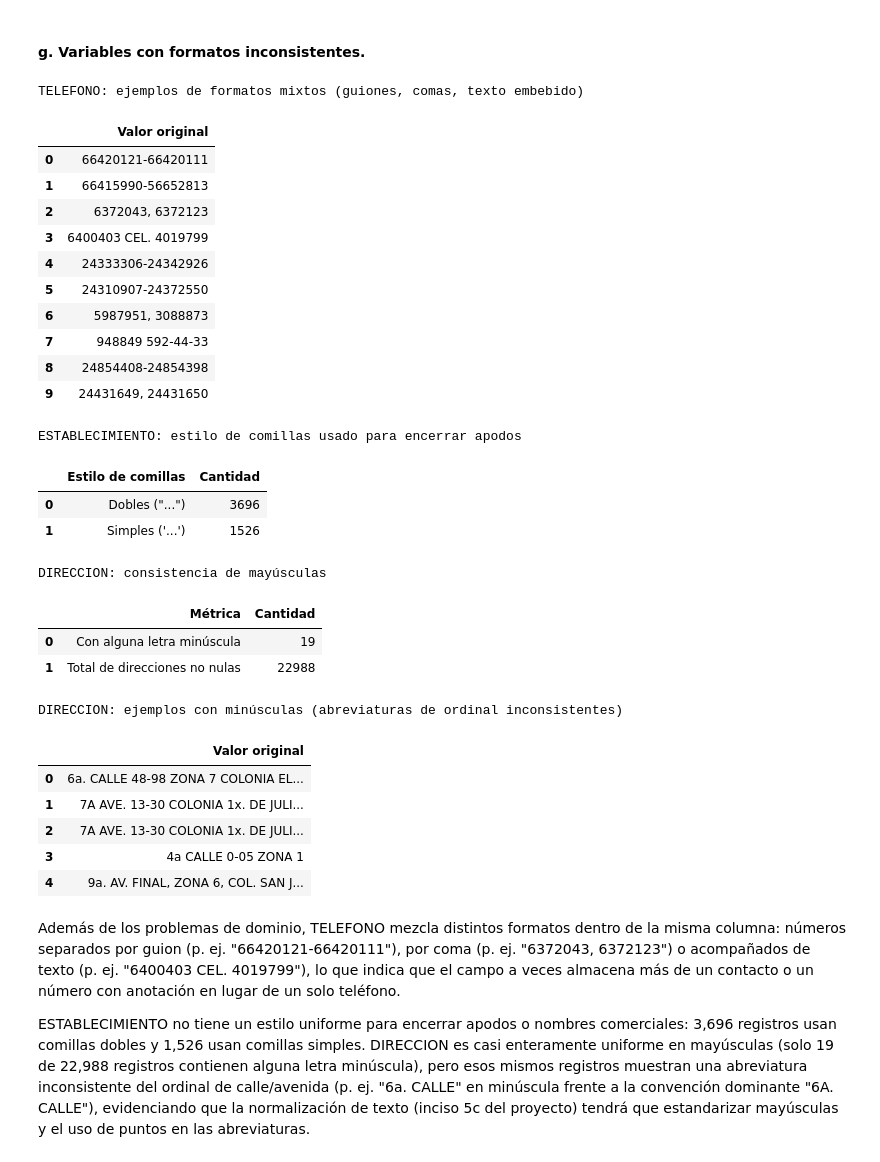
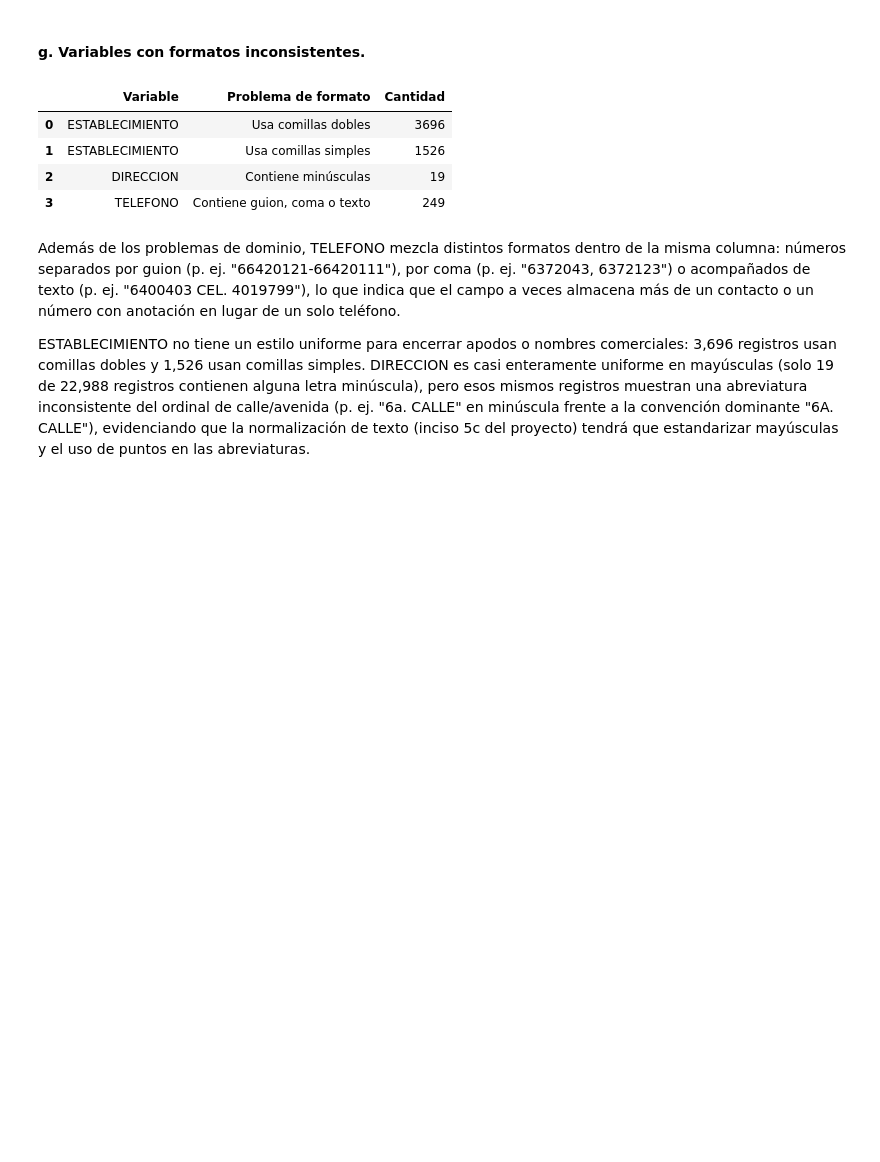
Before and after one commit to CindyGualim/DATA-SCIENCE_CC3084, a Jupyter notebook: Exploracion_Datos_Mineduc.ipynb, the cells around one changed output. Cells and saved outputs as stored; diff of their text form; code cells hidden in the pictures; blank space fills up the shorter version.

```diff
--- a/Exploracion_Datos_Mineduc.ipynb
+++ b/Exploracion_Datos_Mineduc.ipynb
@@ -285,61 +226,25 @@ En contraste, DEPARTAMENTO (validado en el inciso d) y CODIGO sí cumplen su dom
 # %% [markdown]
 #### g. Variables con formatos inconsistentes.
 # %%
-from IPython.display import display
+est = df['ESTABLECIMIENTO'].dropna().astype(str)
+dire = df['DIRECCION'].dropna().astype(str)
 
-print("TELEFONO: ejemplos de formatos mixtos (guiones, comas, texto embebido)")
-no_numericos = telefonos[~solo_digitos]
-tabla_telefono_ejemplos = no_numericos.head(10).reset_index(drop=True).rename('Valor original').to_frame()
-display(tabla_telefono_ejemplos)
-
-est = df['ESTABLECIMIENTO'].dropna().astype(str)
-print("ESTABLECIMIENTO: estilo de comillas usado para encerrar apodos")
-tabla_comillas = pd.DataFrame({
-    'Estilo de comillas': ['Dobles ("...")', "Simples ('...')"],
-    'Cantidad': [est.str.contains(chr(34)).sum(), est.str.contains(chr(39)).sum()],
+pd.DataFrame({
+    'Variable': ['ESTABLECIMIENTO', 'ESTABLECIMIENTO', 'DIRECCION', 'TELEFONO'],
+    'Problema de formato': ['Usa comillas dobles', 'Usa comillas simples', 'Contiene minúsculas', 'Contiene guion, coma o texto'],
+    'Cantidad': [
+        est.str.contains(chr(34)).sum(),
+        est.str.contains(chr(39)).sum(),
+        dire.str.contains('[a-z]', regex=True).sum(),
+        (~telefonos.str.fullmatch(r'\d+')).sum(),
+    ]
 })
-display(tabla_comillas)
-
-dire = df['DIRECCION'].dropna().astype(str)
-con_minusculas = dire.str.contains('[a-z]', regex=True)
-print("DIRECCION: consistencia de mayúsculas")
-tabla_direccion = pd.DataFrame({
-    'Métrica': ['Con alguna letra minúscula', 'Total de direcciones no nulas'],
-    'Cantidad': [con_minusculas.sum(), len(dire)],
-})
-display(tabla_direccion)
-
-print("DIRECCION: ejemplos con minúsculas (abreviaturas de ordinal inconsistentes)")
-tabla_direccion_ejemplos = dire[con_minusculas].head(5).reset_index(drop=True).rename('Valor original').to_frame()
-display(tabla_direccion_ejemplos)
 # %% [output]
-TELEFONO: ejemplos de formatos mixtos (guiones, comas, texto embebido)
-|  | Valor original |
-| 0 | 66420121-66420111 |
-| 1 | 66415990-56652813 |
-| 2 | 6372043, 6372123 |
-| 3 | 6400403 CEL. 4019799 |
-| 4 | 24333306-24342926 |
-| 5 | 24310907-24372550 |
-| 6 | 5987951, 3088873 |
-| 7 | 948849 592-44-33 |
-| 8 | 24854408-24854398 |
-| 9 | 24431649, 24431650 |
+|  | Variable | Problema de formato | Cantidad |
+| 0 | ESTABLECIMIENTO | Usa comillas dobles | 3696 |
+| 1 | ESTABLECIMIENTO | Usa comillas simples | 1526 |
+| 2 | DIRECCION | Contiene minúsculas | 19 |
+| 3 | TELEFONO | Contiene guion, coma o texto | 249 |
-ESTABLECIMIENTO: estilo de comillas usado para encerrar apodos
-|  | Estilo de comillas | Cantidad |
-| 0 | Dobles ("...") | 3696 |
-| 1 | Simples ('...') | 1526 |
-DIRECCION: consistencia de mayúsculas
-|  | Métrica | Cantidad |
-| 0 | Con alguna letra minúscula | 19 |
-| 1 | Total de direcciones no nulas | 22988 |
-DIRECCION: ejemplos con minúsculas (abreviaturas de ordinal inconsistentes)
-|  | Valor original |
-| 0 | 6a. CALLE 48-98 ZONA 7 COLONIA EL... |
-| 1 | 7A AVE. 13-30 COLONIA 1x. DE JULI... |
-| 2 | 7A AVE. 13-30 COLONIA 1x. DE JULI... |
-| 3 | 4a CALLE 0-05 ZONA 1 |
-| 4 | 9a. AV. FINAL, ZONA 6, COL. SAN J... |
 # %% [markdown]
 Además de los problemas de dominio, TELEFONO mezcla distintos formatos dentro de la misma columna: números separados por guion (p. ej. "66420121-66420111"), por coma (p. ej. "6372043, 6372123") o acompañados de texto (p. ej. "6400403 CEL. 4019799"), lo que indica que el campo a veces almacena más de un contacto o un número con anotación en lugar de un solo teléfono.
 
```
Also changed, not shown: parts of 4 cells of this notebook.
